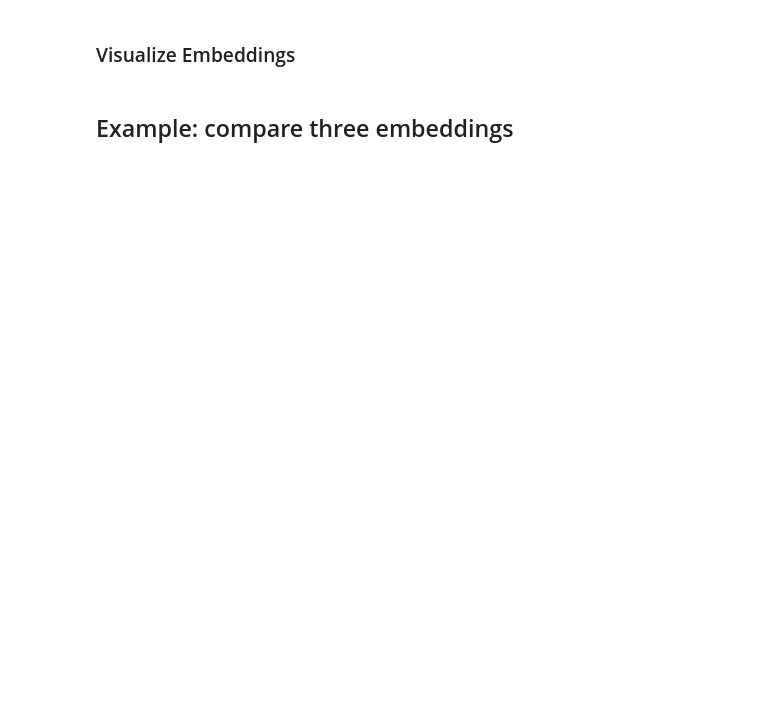
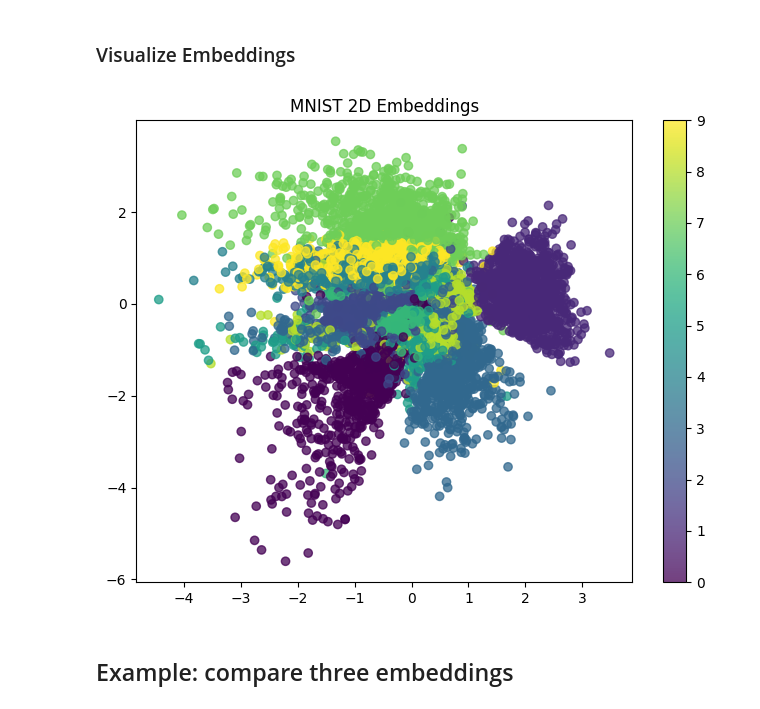
Before and after one commit to kpaxico/dl_ai_vector_dbs, a Jupyter notebook: 01_obtain_vec_reps_of_data/L1_Embeddings.ipynb, the cells around one changed output. Saved outputs shown, nothing was run; the diff lists cells and outputs as text; code cells hidden in the pictures; blank space fills up the shorter version.

```diff
--- a/01_obtain_vec_reps_of_data/L1_Embeddings.ipynb
+++ b/01_obtain_vec_reps_of_data/L1_Embeddings.ipynb
@@ -36,9 +41,9 @@ plt.imshow(x_tr[1]);
 # %%
-# sampling function
+# sampling function - Updated for new Keras API
 def sampling(args):
     mu, log_var = args
-    eps = K.random_normal(shape=(batch_size, z_dim), mean=0., stddev=1.0)
-    return mu + K.exp(log_var) * eps
+    eps = K.random_normal(shape=(K.shape(mu)[0], z_dim), mean=0., stddev=1.0)
+    return mu + K.exp(0.5 * log_var) * eps
 # %%
 # Encoder - from 784->256->128->2
 inputs_flat = Input(shape=(x_tr_flat.shape[1:]))
@@ -91,11 +181,16 @@ encoder_f = Model(inputs_flat, z_flat)  # flat encoder
+# %%
+# Build encoder for inference - Updated for new structure
+encoder_f = encoder  # Use the encoder we created above
 # %%
 # Plot of the digit classes in the latent space
-x_te_latent = encoder_f.predict(x_te_flat, batch_size=batch_size,verbose=0)
+z_mean, z_log_var, z_sample = encoder_f.predict(x_te_flat, batch_size=batch_size, verbose=0)
 plt.figure(figsize=(8, 6))
-plt.scatter(x_te_latent[:, 0], x_te_latent[:, 1], c=y_te, alpha=0.75)
+plt.scatter(z_mean[:, 0], z_mean[:, 1], c=y_te, alpha=0.75)
 plt.title('MNIST 2D Embeddings')
 plt.colorbar()
 plt.show()
+# %% [output]
+[figure, added]
 # %% [markdown]
 ## Example: compare three embeddings
 # %%
```
Also changed, not shown: parts of 10 cells of this notebook, 1 other file.
